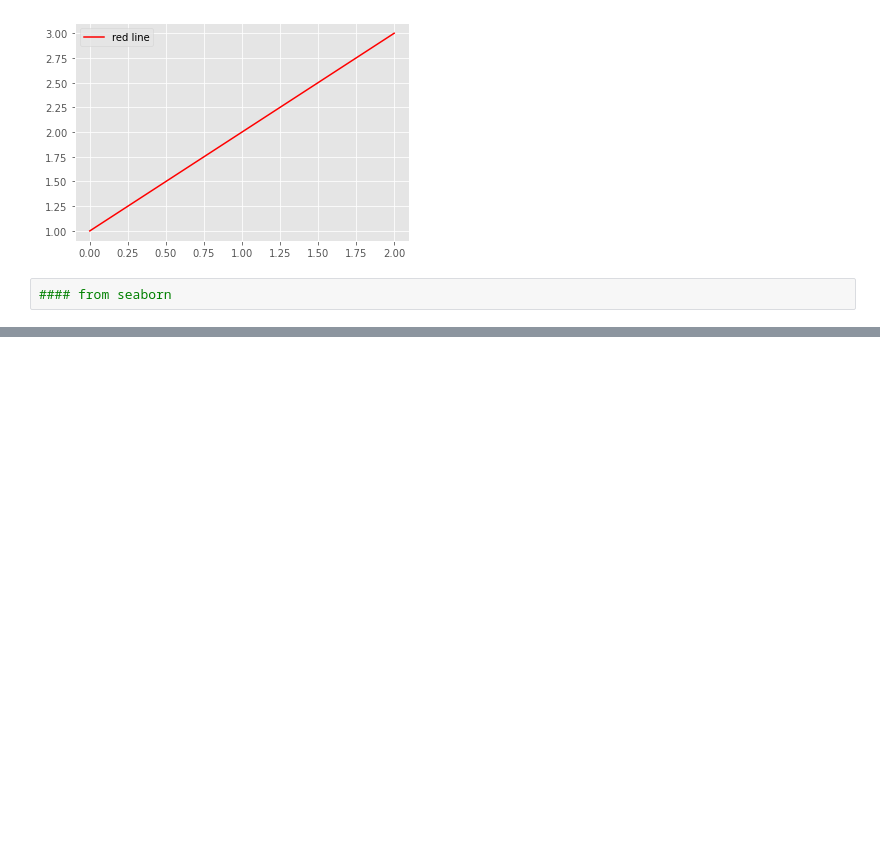
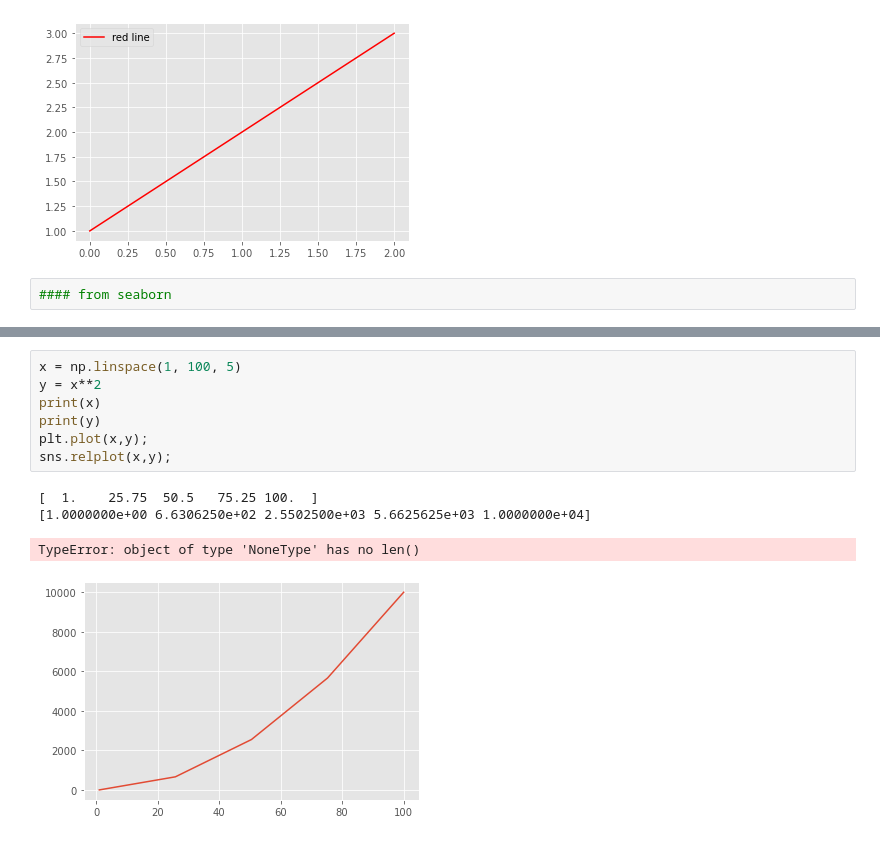
Before and after one commit to Jonathangmit/matplotlib-examples, a Jupyter notebook: exploring plots.ipynb, the cells around one changed output, grey strips where cells are left out. Cells and saved outputs as stored; diff of their text form; blank space fills up the shorter version.

```diff
--- a/exploring plots.ipynb
+++ b/exploring plots.ipynb
@@ -32 +43,13 @@ ax.legend()
+# %%
+x = np.linspace(1, 100, 5)
+y = x**2
+print(x)
+print(y)
+plt.plot(x,y);
+sns.relplot(x,y);
+# %% [output]
+[  1.    25.75  50.5   75.25 100.  ]
+[1.0000000e+00 6.6306250e+02 2.5502500e+03 5.6625625e+03 1.0000000e+04]
+TypeError: object of type 'NoneType' has no len()
+[figure, added]
 # %%
```
Also changed, not shown: parts of 6 cells of this notebook.
